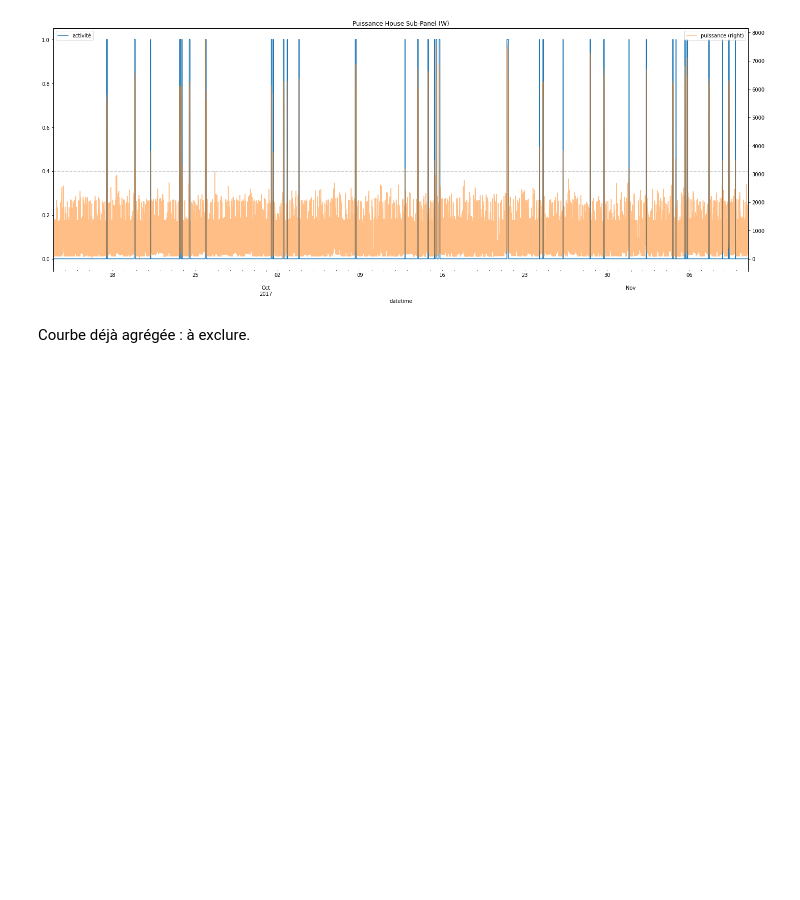
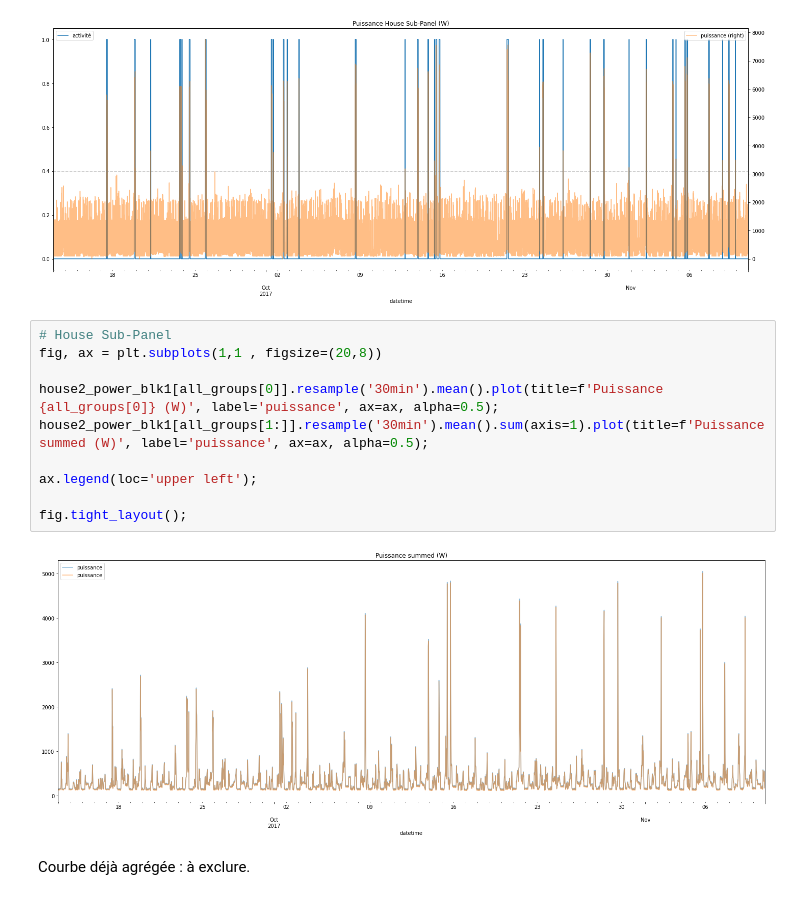
Before and after one commit to hugo-mi/Activity_Detection_From_Electrical_Consumption_Load_Curves, a Jupyter notebook: Exploratory Data Analysis/data_powers_house2_blk1_subs1-21.ipynb, the cells around one changed output. Saved outputs shown, nothing was run; the diff lists cells and outputs as text; blank space fills up the shorter version.

```diff
--- a/Exploratory Data Analysis/data_powers_house2_blk1_subs1-21.ipynb
+++ b/Exploratory Data Analysis/data_powers_house2_blk1_subs1-21.ipynb
@@ -136,6 +140,18 @@ axr.legend(loc='upper right');
 fig.tight_layout();
 # %% [output]
 [figure]
+# %%
+# House Sub-Panel
+fig, ax = plt.subplots(1,1 , figsize=(20,8))
+
+house2_power_blk1[all_groups[0]].resample('30min').mean().plot(title=f'Puissance {all_groups[0]} (W)', label='puissance', ax=ax, alpha=0.5);
+house2_power_blk1[all_groups[1:]].resample('30min').mean().sum(axis=1).plot(title=f'Puissance summed (W)', label='puissance', ax=ax, alpha=0.5);
+
+ax.legend(loc='upper left');
+
+fig.tight_layout();
+# %% [output]
+[figure, added]
 # %% [markdown]
 Courbe déjà agrégée : à exclure.
 # %%
```
Also changed, not shown: parts of 2 cells of this notebook.
